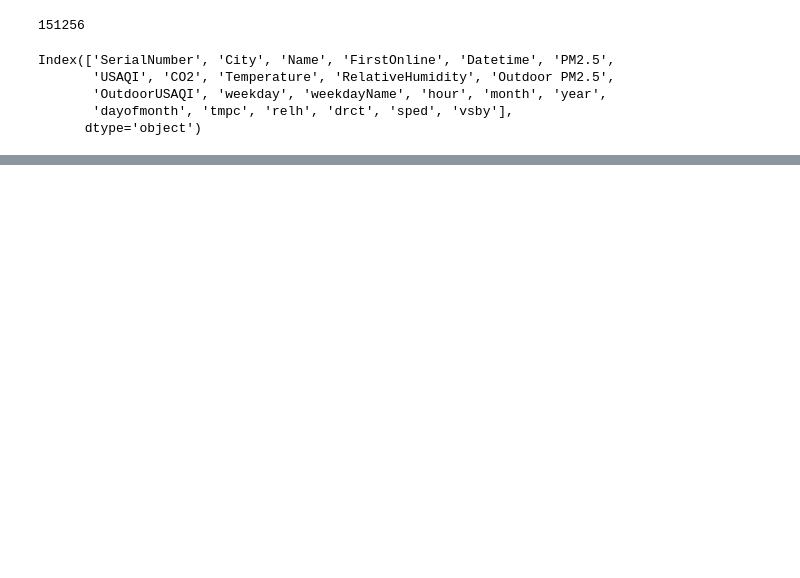
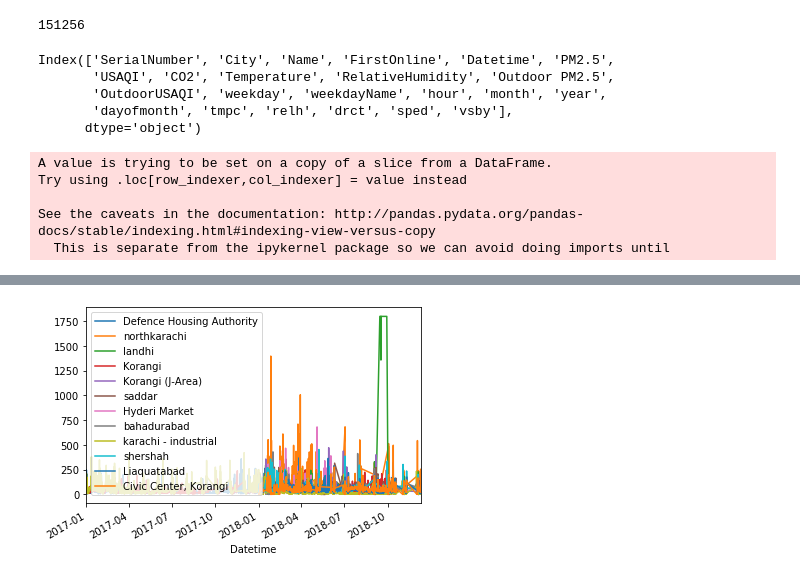
Before and after one commit to Rayyan98/airQualityDeepLearning, a Jupyter notebook: code/fixingAirVisual.ipynb, the cells around one changed output, grey strips where cells are left out. Saved outputs shown, nothing was run; the diff lists cells and outputs as text; code cells hidden in the pictures; blank space fills up the shorter version.

```diff
--- a/code/fixingAirVisual.ipynb
+++ b/code/fixingAirVisual.ipynb
@@ -24,0 +22,30 @@ df = dfc.drop(drop_columns, axis = 1)
+# %%
+df_karachi = dfc[dfc.City == "Lahore"]
+df_karachi_2018 = df_karachi[df_karachi.year.isin([2017, 2018])]
+df_karachi_2018['Datetime'] = pd.to_datetime(df_karachi_2018.Datetime)
+df_karachi_2018 = df_karachi_2018.sort_values(["Datetime"], ascending = False)
+df_new = df_karachi_2018.groupby("SerialNumber")
+#fig, ax = plt.subplots()
+ax = plt.gca()
+
+lis  = []
+names = []
+for i, k in df_new:
+    if k.Name.iloc[0] not in ('mt khan road', 'aishamanzil', 'orangi town', 'd.h.a phase 5'):
+        k.plot('Datetime', 'PM2.5', label = k.Name.iloc[0], ax = ax)
+        lis.append(k[['PM2.5', 'Datetime']].set_index('Datetime'))
+        names.append(k['Name'].iloc[0])
+#plt.show()
+
+lis[0].head()
+lis = pd.concat(lis, axis = 1)
+lis.columns = names
+lis.corr('spearman')
+#drop_columns = ['City', 'Name', 'FirstOnline', 'Outdoor PM2.5', 'OutdoorUSAQI', 'weekdayName']
+#df = dfc.drop(drop_columns, axis = 1)
+# %% [output]
+A value is trying to be set on a copy of a slice from a DataFrame.
+Try using .loc[row_indexer,col_indexer] = value instead
+
+See the caveats in the documentation: http://pandas.pydata.org/pandas-docs/stable/indexing.html#indexing-view-versus-copy
+  This is separate from the ipykernel package so we can avoid doing imports until
@@ -24,0 +65 @@ df = dfc.drop(drop_columns, axis = 1)
+[figure, added]
```
Also changed, not shown: parts of 5 cells of this notebook, 5 other files.
